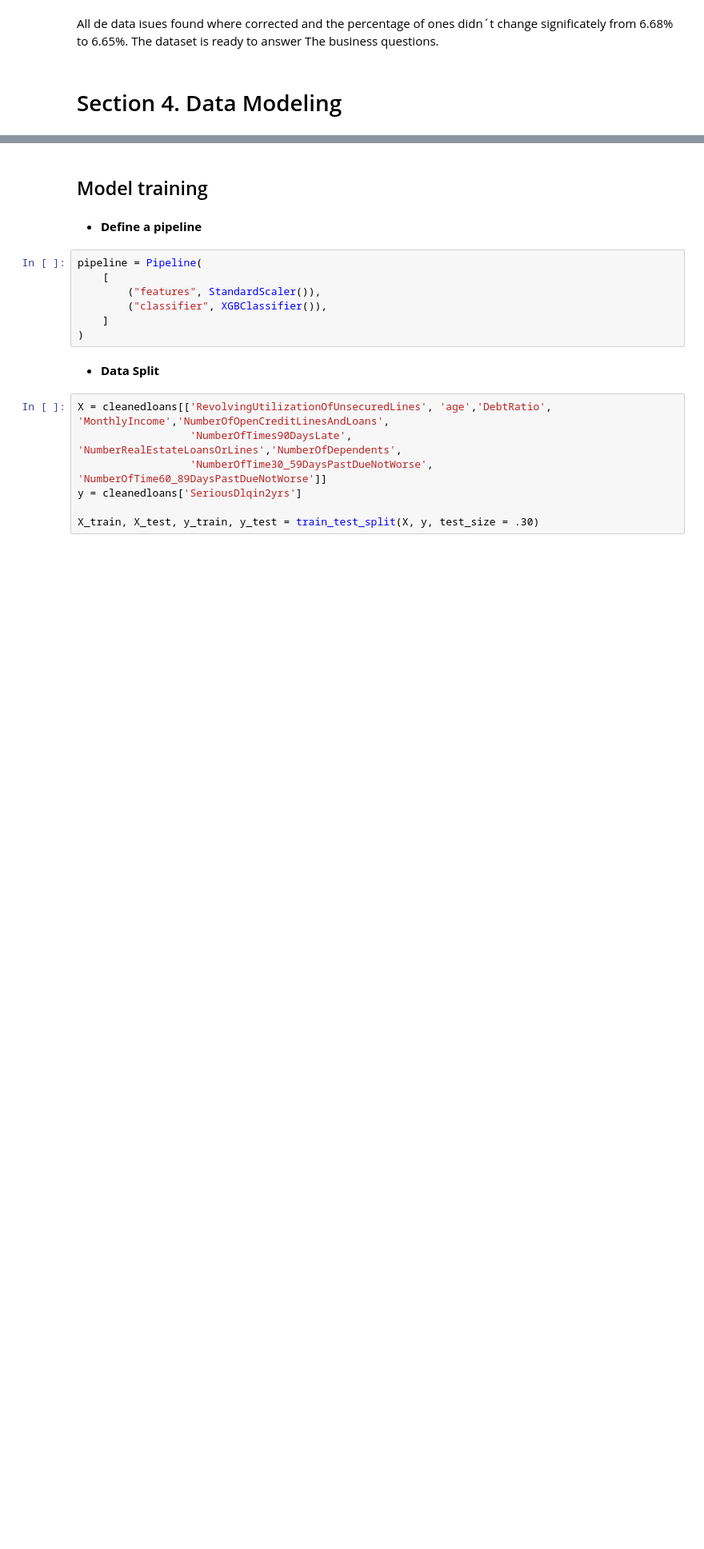
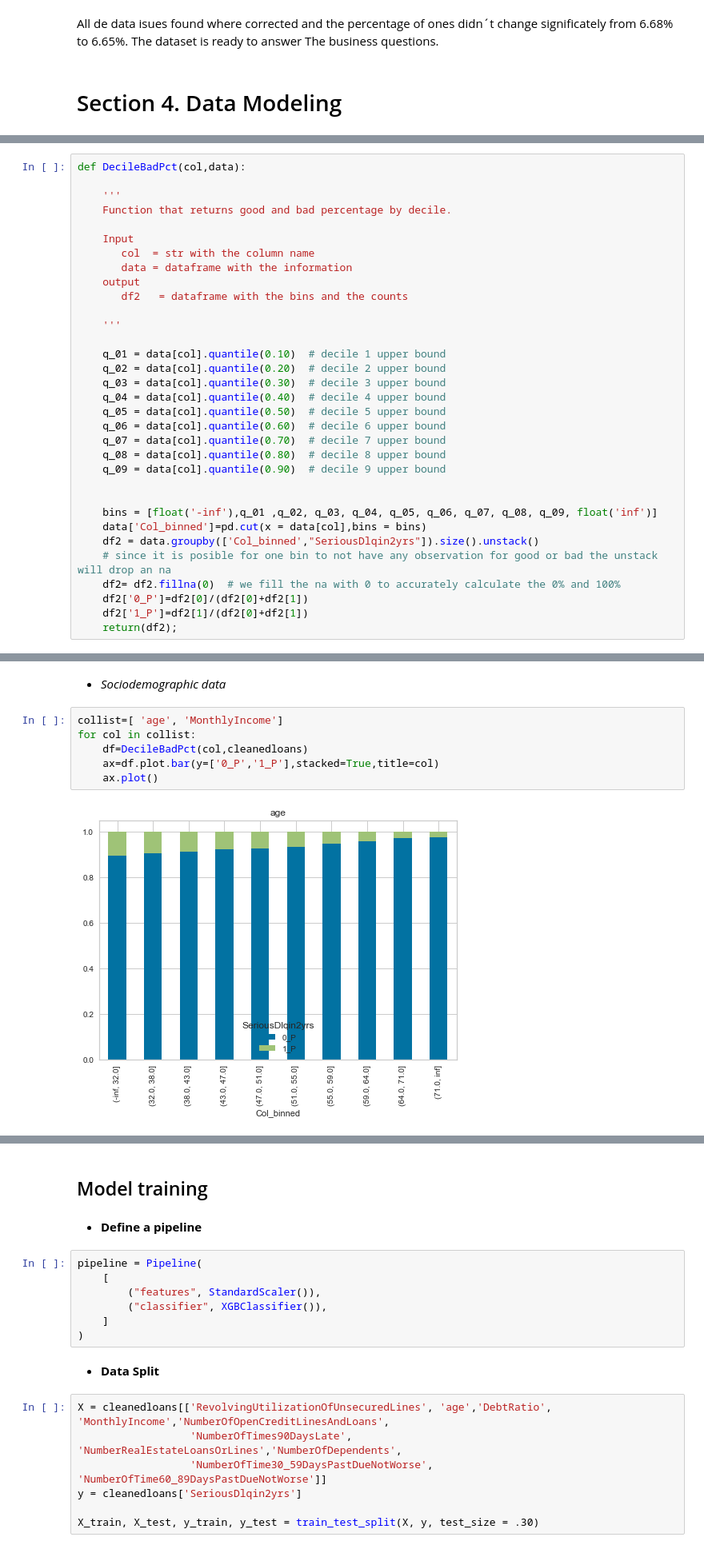
Before and after one commit to ahoyosma/Project4_Capstone_Udacity, a Jupyter notebook: Project 4 - Credit risk..ipynb, the cells around one changed output, grey strips where cells are left out. Shown at 80% size. Saved outputs shown, nothing was run; the diff lists cells and outputs as text; blank space fills up the shorter version.

```diff
--- a/Project 4 - Credit risk..ipynb
+++ b/Project 4 - Credit risk..ipynb
@@ -330,0 +329,33 @@ Since This is a clasification model we are going to use a random forest as a mod
+# %%
+def DecileBadPct(col,data):
+
+    '''
+    Function that returns good and bad percentage by decile.
+
+    Input
+       col  = str with the column name
+       data = dataframe with the information
+    output
+       df2   = dataframe with the bins and the counts
+
+    '''
+
+    q_01 = data[col].quantile(0.10)  # decile 1 upper bound
+    q_02 = data[col].quantile(0.20)  # decile 2 upper bound
+    q_03 = data[col].quantile(0.30)  # decile 3 upper bound
+    q_04 = data[col].quantile(0.40)  # decile 4 upper bound
+    q_05 = data[col].quantile(0.50)  # decile 5 upper bound
+    q_06 = data[col].quantile(0.60)  # decile 6 upper bound
+    q_07 = data[col].quantile(0.70)  # decile 7 upper bound
+    q_08 = data[col].quantile(0.80)  # decile 8 upper bound
+    q_09 = data[col].quantile(0.90)  # decile 9 upper bound
+
+
+    bins = [float('-inf'),q_01 ,q_02, q_03, q_04, q_05, q_06, q_07, q_08, q_09, float('inf')]
+    data['Col_binned']=pd.cut(x = data[col],bins = bins)
+    df2 = data.groupby(['Col_binned',"SeriousDlqin2yrs"]).size().unstack()
+    # since it is posible for one bin to not have any observation for good or bad the unstack will drop an na
+    df2= df2.fillna(0)  # we fill the na with 0 to accurately calculate the 0% and 100%
+    df2['0_P']=df2[0]/(df2[0]+df2[1])
+    df2['1_P']=df2[1]/(df2[0]+df2[1])
+    return(df2);
@@ -330,0 +383,10 @@ Since This is a clasification model we are going to use a random forest as a mod
+# %% [markdown]
+- *Sociodemographic data*
+# %%
+collist=[ 'age', 'MonthlyIncome']
+for col in collist:
+    df=DecileBadPct(col,cleanedloans)
+    ax=df.plot.bar(y=['0_P','1_P'],stacked=True,title=col)
+    ax.plot()
+# %% [output]
+[figure, added]
```
Also changed, not shown: parts of 9 cells of this notebook.
